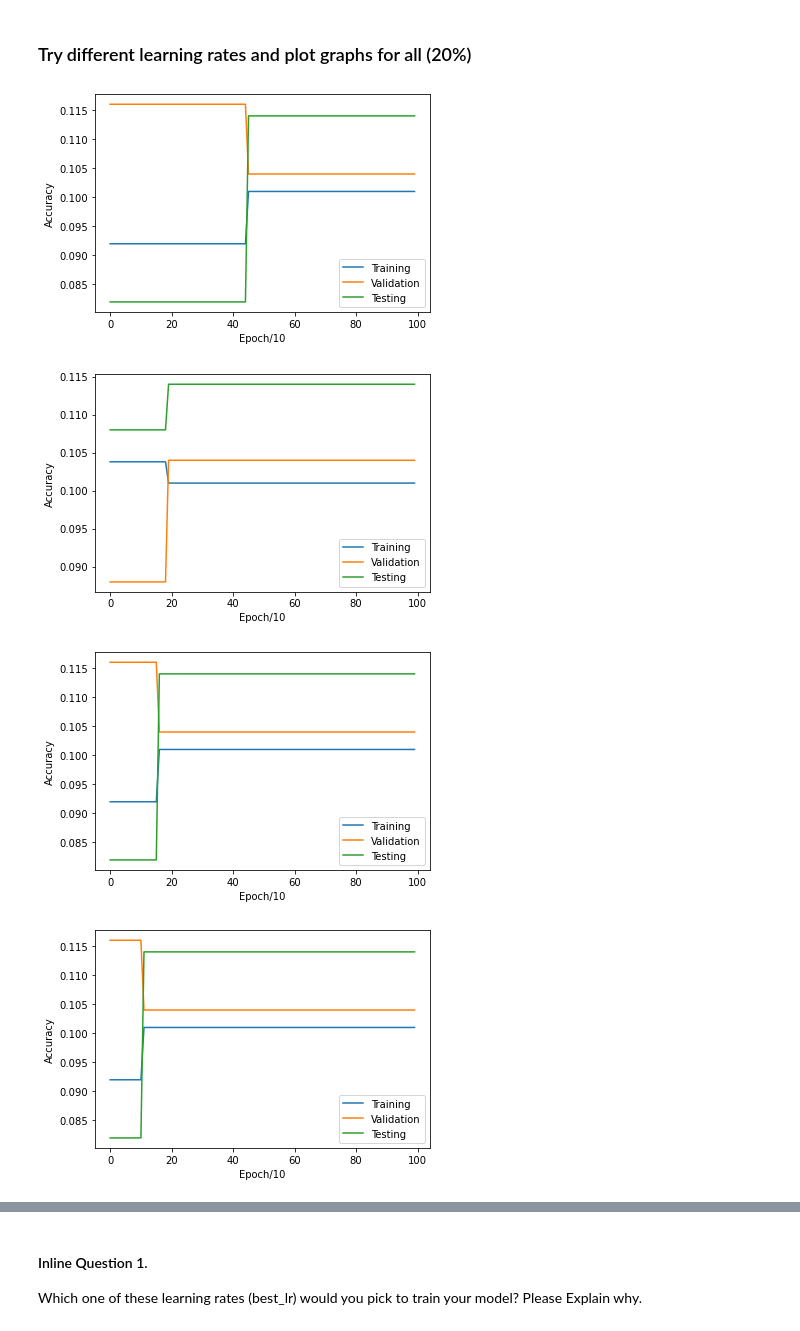
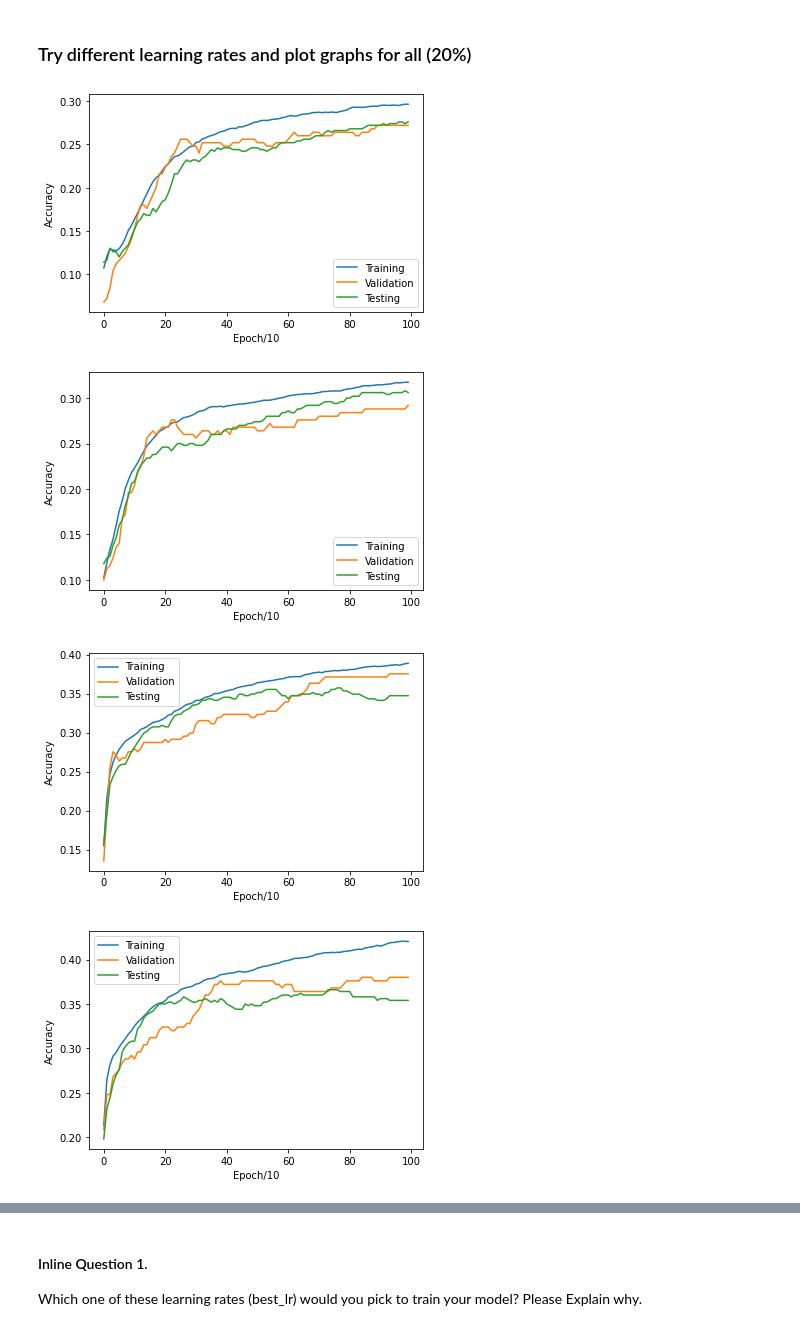
Before and after one commit to PengDeiDei/ECE-285, a Jupyter notebook: assignment1/linear_regression.ipynb, the cells around one changed output, grey strips where cells are left out. Cells and saved outputs as stored; diff of their text form; code cells hidden in the pictures.

```diff
--- a/assignment1/linear_regression.ipynb
+++ b/assignment1/linear_regression.ipynb
@@ -102,7 +102,7 @@ from ece285.utils.evaluation import get_classification_accuracy
 num_classes = 10  # Cifar10 dataset has 10 different classes
 
 # Initialize hyper-parameters
-learning_rate = 0.0007  # You will be later asked to experiment with different learning rates and report results
+learning_rate = 0.0001  # You will be later asked to experiment with different learning rates and report results
 num_epochs_total = 1000  # Total number of epochs to train the classifier
 epochs_per_evaluation = 10  # Epochs per step of evaluation; We will evaluate our model regularly during training
 N, D = dataset[
@@ -171,20 +171,20 @@ plot_accuracies(t_ac, v_ac, te_ac)
 # %%
 # TODO
 # Repeat the above training and evaluation steps for the following learning rates and plot graphs
 # You need to submit all 5 graphs along with this notebook pdf
-learning_rates = [0.005, 0.05, 0.1, 0.5, 1.0]
+learning_rates = [0.00005, 0.0001, 0.0005, 0.001, 0.005]
 weight_decay = 0.0  # No regularization for now
 
 # FEEL FREE TO EXPERIMENT WITH OTHER VALUES. REPORT OTHER VALUES IF THEY ACHIEVE A BETTER PERFORMANCE
 
 # for lr in learning_rates: Train the classifier and plot data
 # Step 1. train_accu, val_accu, test_accu = train(lr, weight_decay)
 # Step 2. plot_accuracies(train_accu, val_accu, test_accu)
 for learning_rate in learning_rates:
     t_ac, v_ac, te_ac, weights = train(learning_rate, weight_decay)
     plot_accuracies(t_ac, v_ac, te_ac)
 # %% [output]
-[figure, old version]
+[figure, new version]
-[figure, old version]
+[figure, new version]
-[figure, old version]
+[figure, new version]
-[figure, old version]
+[figure, new version]
```
Also changed, not shown: parts of 9 cells of this notebook.
